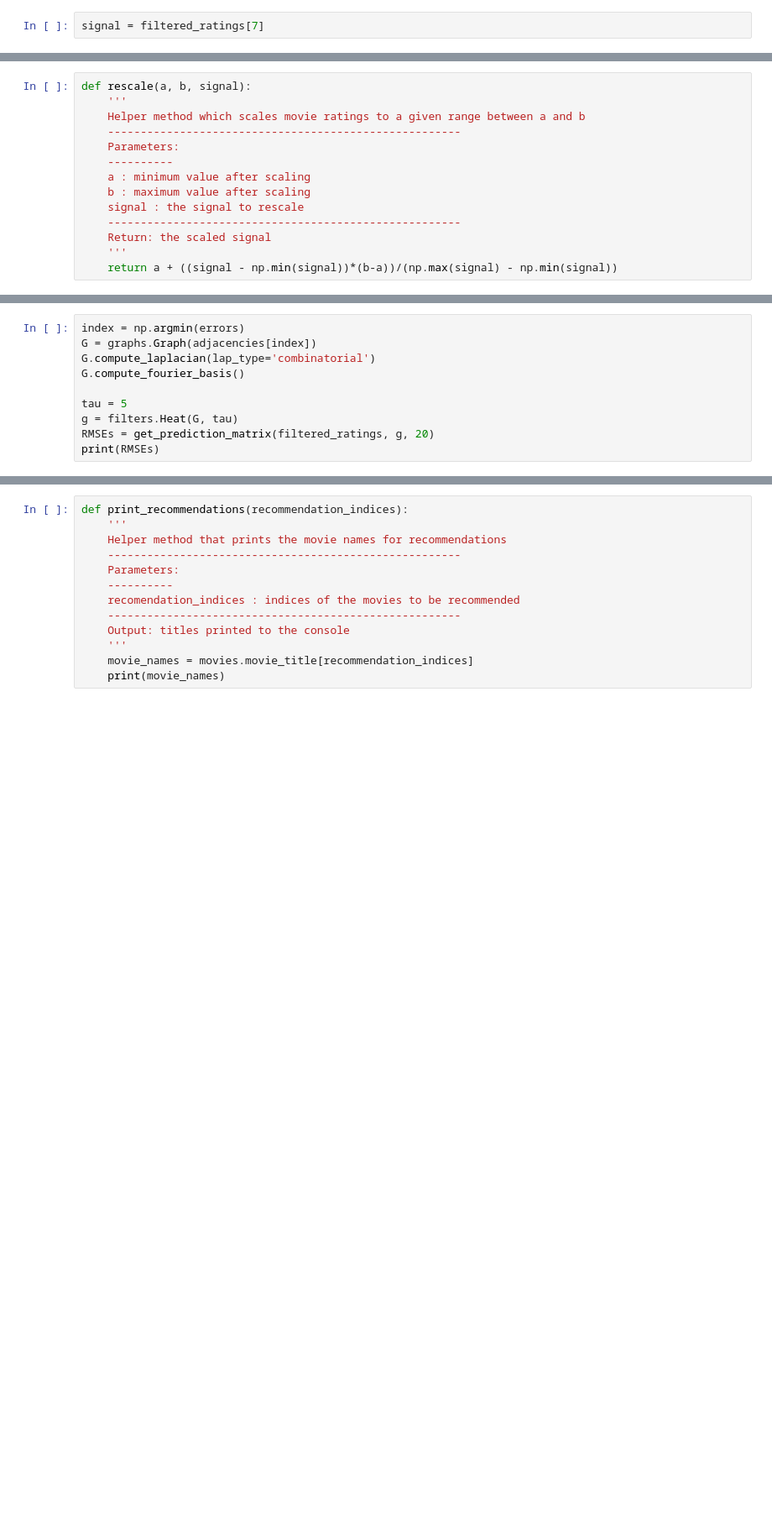
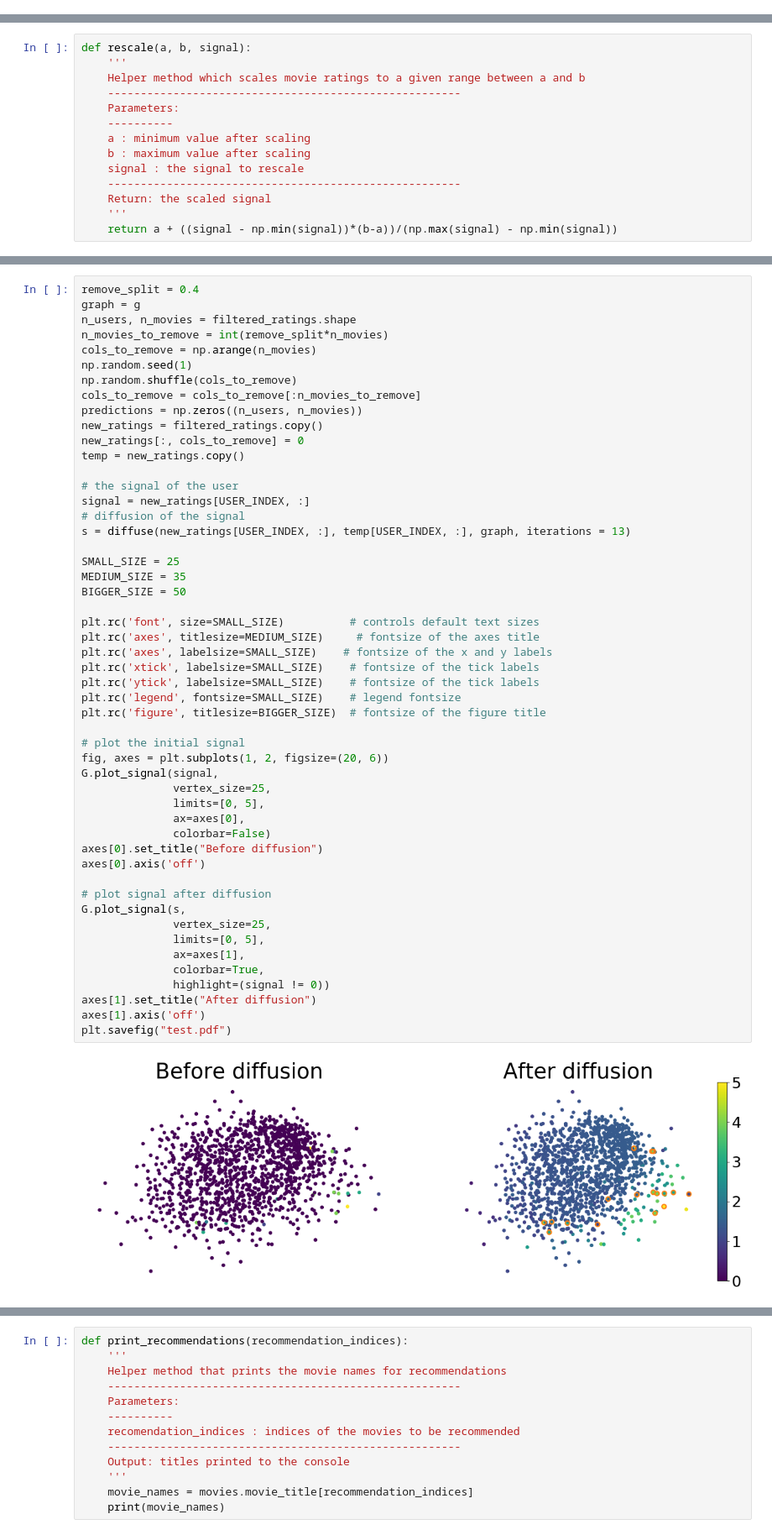
Before and after one commit to jlabhard/ntds_project_movielens, a Jupyter notebook: Untitled.ipynb, the cells around one changed output, grey strips where cells are left out. Shown at 84% size. Saved outputs shown, nothing was run; the diff lists cells and outputs as text; blank space fills up the shorter version.

```diff
--- a/Untitled.ipynb
+++ b/Untitled.ipynb
@@ -411,2 +386,0 @@ g = filters.Heat(G, tau)
-# %%
-signal = filtered_ratings[7]
@@ -553,10 +532,0 @@ for adjacency in adjacencies:
-# %%
-index = np.argmin(errors)
-G = graphs.Graph(adjacencies[index])
-G.compute_laplacian(lap_type='combinatorial')
-G.compute_fourier_basis()
-
-tau = 5
-g = filters.Heat(G, tau)
-RMSEs = get_prediction_matrix(filtered_ratings, g, 20)
-print(RMSEs)
@@ -605,0 +569,53 @@ s = iterfilter(signal, signal.copy(), g, 12, plot = True)
+# %%
+remove_split = 0.4
+graph = g
+n_users, n_movies = filtered_ratings.shape
+n_movies_to_remove = int(remove_split*n_movies)
+cols_to_remove = np.arange(n_movies)
+np.random.seed(1)
+np.random.shuffle(cols_to_remove)
+cols_to_remove = cols_to_remove[:n_movies_to_remove]
+predictions = np.zeros((n_users, n_movies))
+new_ratings = filtered_ratings.copy()
+new_ratings[:, cols_to_remove] = 0
+temp = new_ratings.copy()
+
+# the signal of the user
+signal = new_ratings[USER_INDEX, :]
+# diffusion of the signal
+s = diffuse(new_ratings[USER_INDEX, :], temp[USER_INDEX, :], graph, iterations = 13)
+
+SMALL_SIZE = 25
+MEDIUM_SIZE = 35
+BIGGER_SIZE = 50
+
+plt.rc('font', size=SMALL_SIZE)          # controls default text sizes
+plt.rc('axes', titlesize=MEDIUM_SIZE)     # fontsize of the axes title
+plt.rc('axes', labelsize=SMALL_SIZE)    # fontsize of the x and y labels
+plt.rc('xtick', labelsize=SMALL_SIZE)    # fontsize of the tick labels
+plt.rc('ytick', labelsize=SMALL_SIZE)    # fontsize of the tick labels
+plt.rc('legend', fontsize=SMALL_SIZE)    # legend fontsize
+plt.rc('figure', titlesize=BIGGER_SIZE)  # fontsize of the figure title
+
+# plot the initial signal
+fig, axes = plt.subplots(1, 2, figsize=(20, 6))
+G.plot_signal(signal,
+              vertex_size=25,
+              limits=[0, 5],
+              ax=axes[0],
+              colorbar=False)
+axes[0].set_title("Before diffusion")
+axes[0].axis('off')
+
+# plot signal after diffusion
+G.plot_signal(s,
+              vertex_size=25,
+              limits=[0, 5],
+              ax=axes[1],
+              colorbar=True,
+              highlight=(signal != 0))
+axes[1].set_title("After diffusion")
+axes[1].axis('off')
+plt.savefig("test.pdf")
+# %% [output]
+[figure, added]
```
Also changed, not shown: parts of 47 cells of this notebook, 2 other files.
